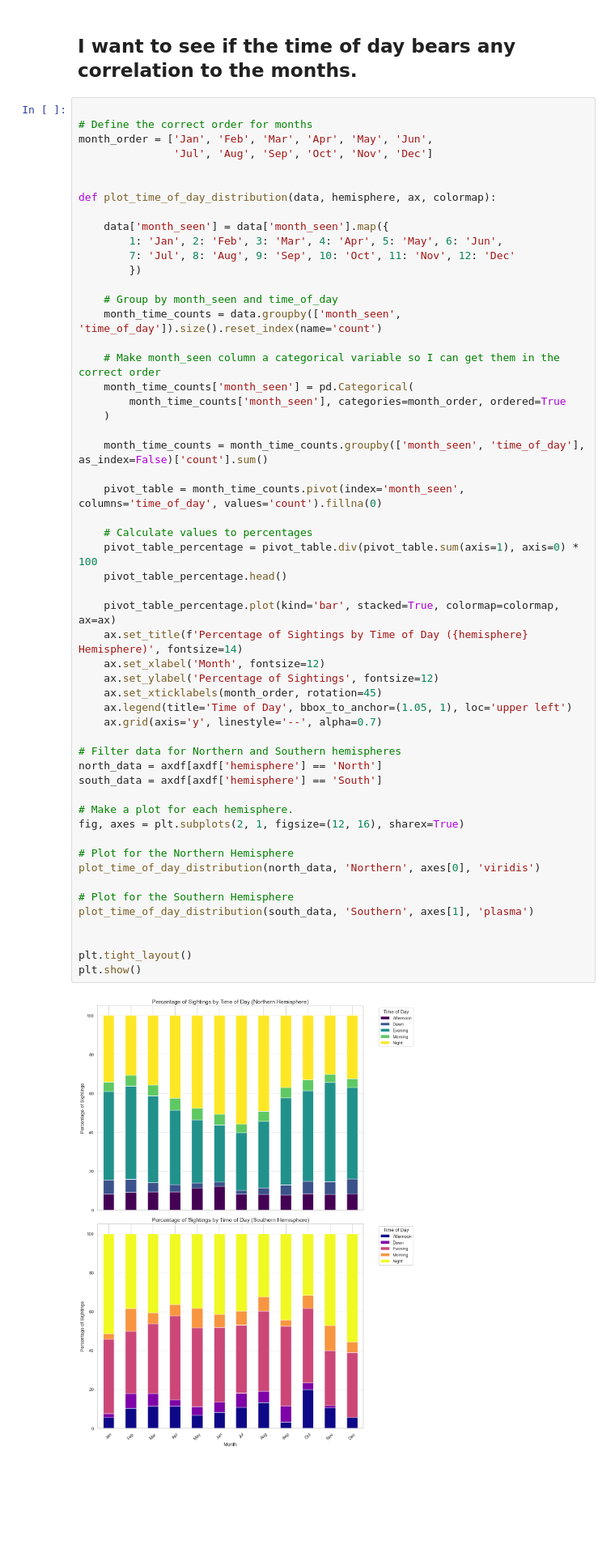
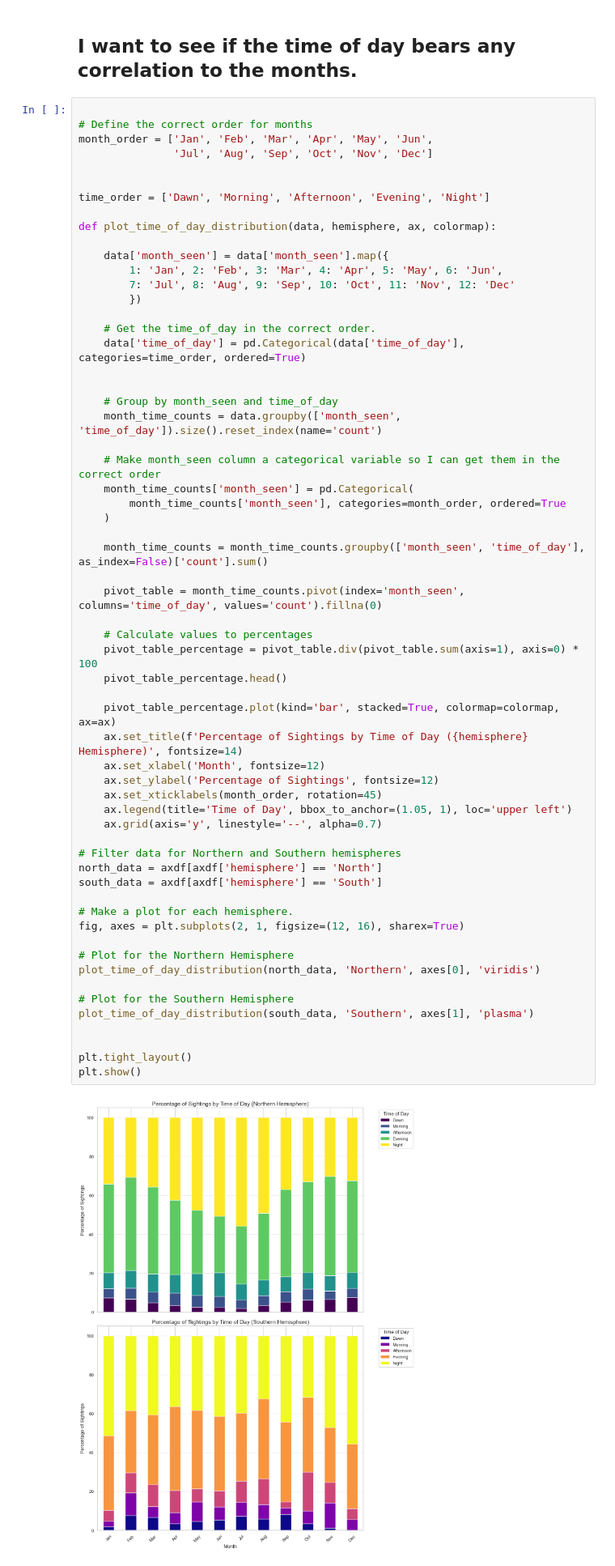
Before and after one commit to AlexIrwin141/UFO-Sightings-Analysis, a Jupyter notebook: UFO_Watch.ipynb, the cells around one changed output. Shown at 81% size. Saved outputs shown, nothing was run; the diff lists cells and outputs as text; blank space fills up the shorter version.

Commit message:
Re-ordered time of day chart

```diff
--- a/UFO_Watch.ipynb
+++ b/UFO_Watch.ipynb
@@ -1106,12 +1106,18 @@ month_order = ['Jan', 'Feb', 'Mar', 'Apr', 'May', 'Jun',
                'Jul', 'Aug', 'Sep', 'Oct', 'Nov', 'Dec']
 
 
+time_order = ['Dawn', 'Morning', 'Afternoon', 'Evening', 'Night']
+
 def plot_time_of_day_distribution(data, hemisphere, ax, colormap):
 
     data['month_seen'] = data['month_seen'].map({
         1: 'Jan', 2: 'Feb', 3: 'Mar', 4: 'Apr', 5: 'May', 6: 'Jun',
         7: 'Jul', 8: 'Aug', 9: 'Sep', 10: 'Oct', 11: 'Nov', 12: 'Dec'
         })
+
+    # Get the time_of_day in the correct order.
+    data['time_of_day'] = pd.Categorical(data['time_of_day'], categories=time_order, ordered=True)
+
 
     # Group by month_seen and time_of_day
     month_time_counts = data.groupby(['month_seen', 'time_of_day']).size().reset_index(name='count')
@@ -1127,32 +1133,32 @@ def plot_time_of_day_distribution(data, hemisphere, ax, colormap):
 
     # Calculate values to percentages
     pivot_table_percentage = pivot_table.div(pivot_table.sum(axis=1), axis=0) * 100
     pivot_table_percentage.head()
 
     pivot_table_percentage.plot(kind='bar', stacked=True, colormap=colormap, ax=ax)
     ax.set_title(f'Percentage of Sightings by Time of Day ({hemisphere} Hemisphere)', fontsize=14)
     ax.set_xlabel('Month', fontsize=12)
     ax.set_ylabel('Percentage of Sightings', fontsize=12)
     ax.set_xticklabels(month_order, rotation=45)
     ax.legend(title='Time of Day', bbox_to_anchor=(1.05, 1), loc='upper left')
     ax.grid(axis='y', linestyle='--', alpha=0.7)
 
 # Filter data for Northern and Southern hemispheres
 north_data = axdf[axdf['hemisphere'] == 'North']
 south_data = axdf[axdf['hemisphere'] == 'South']
 
 # Make a plot for each hemisphere.
 fig, axes = plt.subplots(2, 1, figsize=(12, 16), sharex=True)
 
 # Plot for the Northern Hemisphere
 plot_time_of_day_distribution(north_data, 'Northern', axes[0], 'viridis')
 
 # Plot for the Southern Hemisphere
 plot_time_of_day_distribution(south_data, 'Southern', axes[1], 'plasma')
 
 
 plt.tight_layout()
 plt.show()
 # %% [output]
-[figure, old version]
+[figure, new version]
 # %% [markdown]
```
Also changed, not shown: parts of 1 cell of this notebook.
